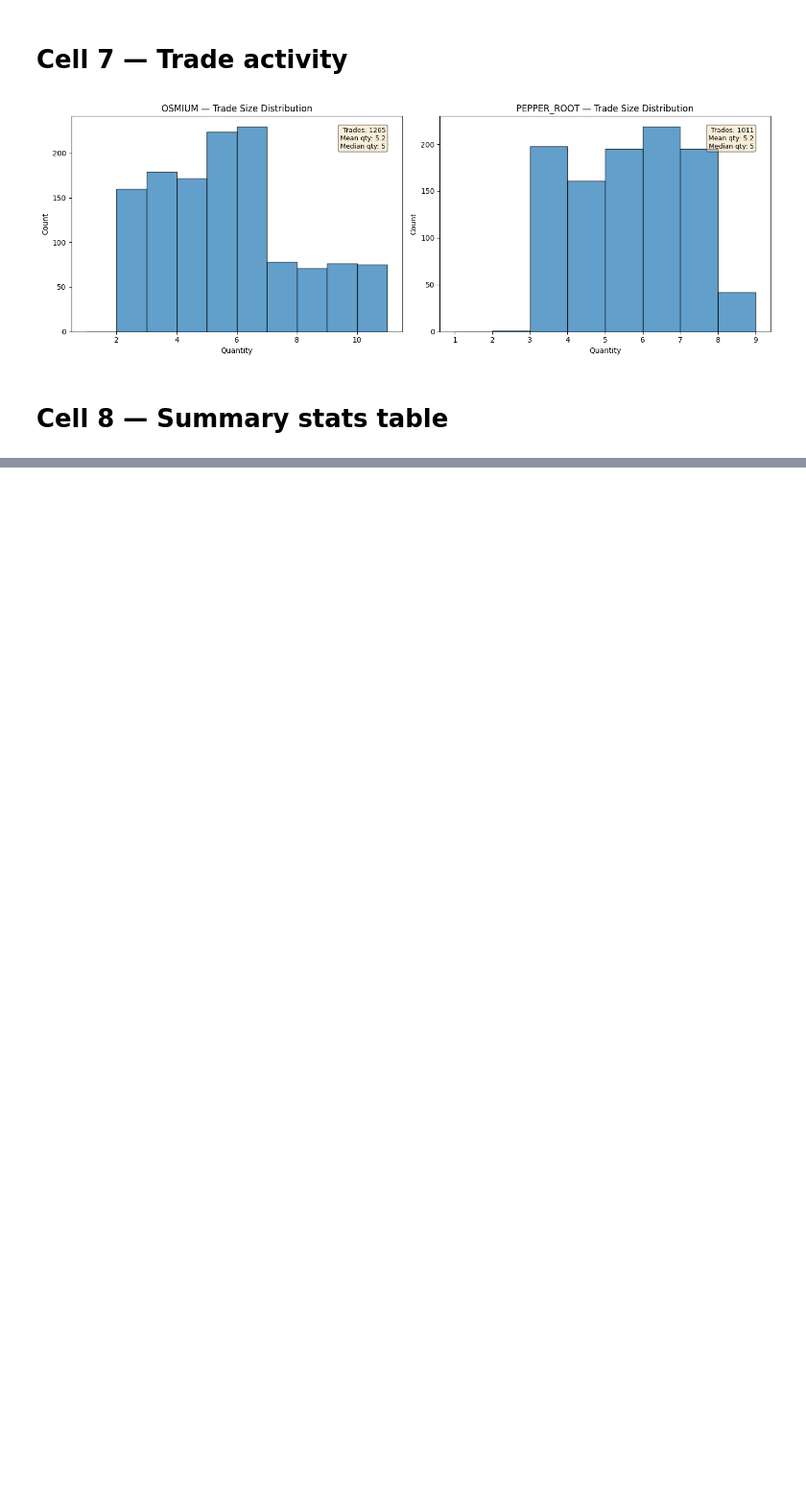
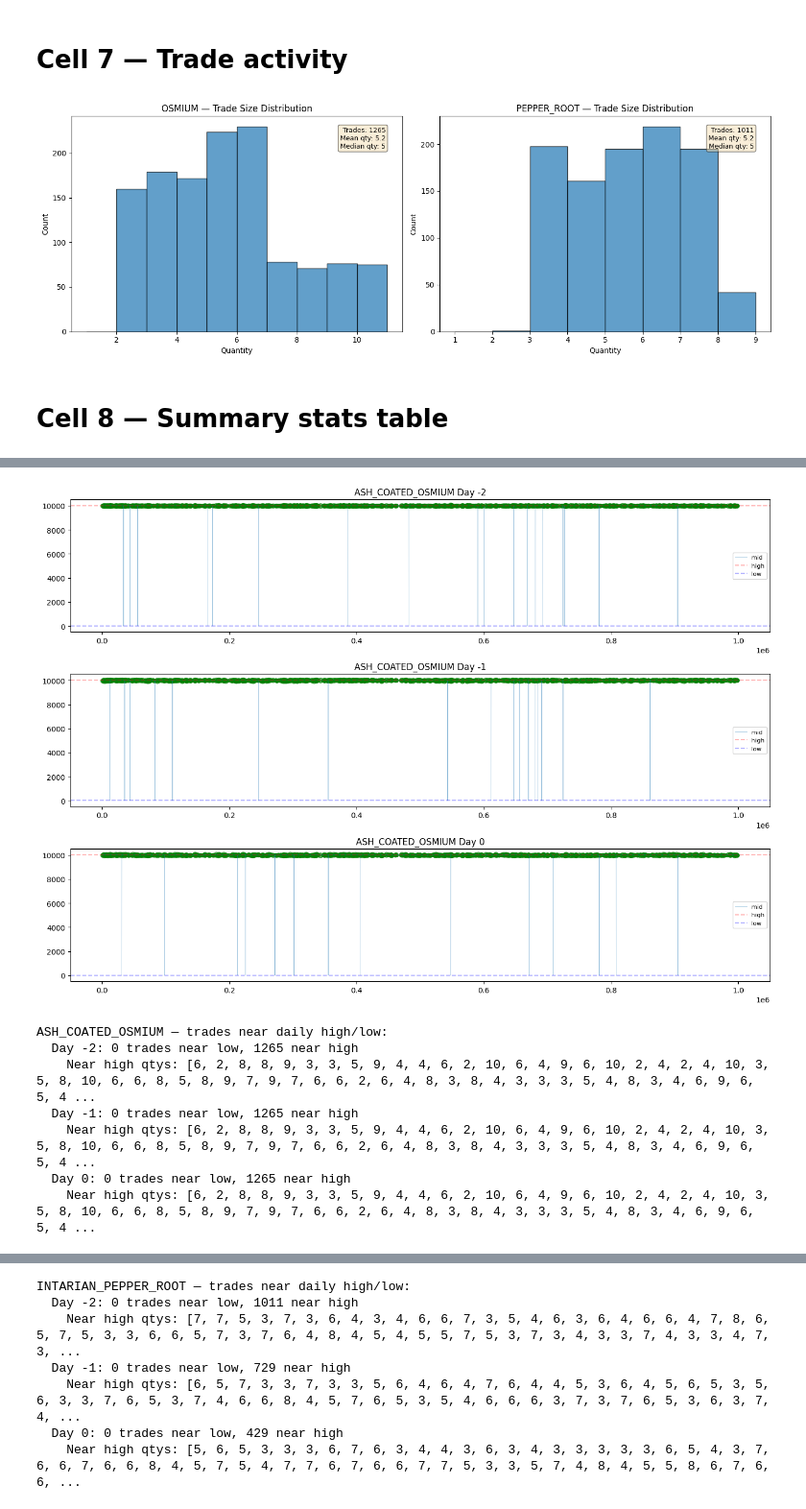
Before and after one commit to KurtisBauman/prosperity4, a Jupyter notebook: analysis/round_1.ipynb, the cells around one changed output, grey strips where cells are left out. Shown at 96% size. Saved outputs shown, nothing was run; the diff lists cells and outputs as text; code cells hidden in the pictures; blank space fills up the shorter version.

Commit message:
revised trader based on best team performance analysis, small file to parse simulation logs, small snippet to detect insiders in R1

```diff
--- a/analysis/round_1.ipynb
+++ b/analysis/round_1.ipynb
@@ -236,0 +270,62 @@ pd.DataFrame(summary)
+# %%
+# Anonymous trades — detect by behavior pattern instead
+# Look for: fixed quantity, trades near daily extremes
+
+for symbol in ["ASH_COATED_OSMIUM", "INTARIAN_PEPPER_ROOT"]:
+    sym_trades = trades[trades["symbol"] == symbol].copy()
+    sym_prices = prices[prices["product"] == symbol].copy()
+
+    fig, axes = plt.subplots(3, 1, figsize=(14, 10))
+
+    for i, (day, day_prices) in enumerate(sym_prices.groupby("day")):
+        day_trades = sym_trades[sym_trades["timestamp"].between(
+            day_prices["timestamp"].min(), day_prices["timestamp"].max()
+        )]
+
+        mid = day_prices.set_index("timestamp")["mid_price"]
+
+        # Plot mid price with trade markers
+        axes[i].plot(mid.index, mid.values, linewidth=0.5, alpha=0.5, label="mid")
+
+        # Overlay trades, sized by quantity, colored by buyer/seller
+        for _, t in day_trades.iterrows():
+            if t["timestamp"] in mid.index:
+                axes[i].scatter(t["timestamp"], t["price"],
+                               s=t["quantity"] * 5, alpha=0.6, color="green")
+
+        # Mark daily high/low
+        axes[i].axhline(mid.max(), color="red", linestyle="--", alpha=0.3, label="high")
+        axes[i].axhline(mid.min(), color="blue", linestyle="--", alpha=0.3, label="low")
+        axes[i].set_title(f"{symbol} Day {day}")
+        axes[i].legend(fontsize=8)
+
+    plt.tight_layout()
+    plt.show()
+
+    # Check: are there trades clustering near daily extremes?
+    print(f"\n{symbol} — trades near daily high/low:")
+    for day, day_prices in sym_prices.groupby("day"):
+        day_trades = sym_trades[sym_trades["timestamp"].between(
+            day_prices["timestamp"].min(), day_prices["timestamp"].max()
+        )]
+        mid = day_prices["mid_price"]
+        high, low = mid.max(), mid.min()
+        rng = high - low if high != low else 1
+
+        near_high = day_trades[day_trades["price"] >= high - 0.1 * rng]
+        near_low = day_trades[day_trades["price"] <= low + 0.1 * rng]
+
+        print(f"  Day {day}: {len(near_low)} trades near low, {len(near_high)} near high")
+        if len(near_low) > 0:
+            print(f"    Near low qtys: {near_low['quantity'].tolist()}")
+        if len(near_high) > 0:
+            print(f"    Near high qtys: {near_high['quantity'].tolist()}")
+# %% [output]
+[figure, added]
+ASH_COATED_OSMIUM — trades near daily high/low:
+  Day -2: 0 trades near low, 1265 near high
+    Near high qtys: [6, 2, 8, 8, 9, 3, 3, 5, 9, 4, 4, 6, 2, 10, 6, 4, 9, 6, 10, 2, 4, 2, 4, 10, 3, 5, 8, 10, 6, 6, 8, 5, 8, 9, 7, 9, 7, 6, 6, 2, 6, 4, 8, 3, 8, 4, 3, 3, 3, 5, 4, 8, 3, 4, 6, 9, 6, 5, 4 ...
+  Day -1: 0 trades near low, 1265 near high
+    Near high qtys: [6, 2, 8, 8, 9, 3, 3, 5, 9, 4, 4, 6, 2, 10, 6, 4, 9, 6, 10, 2, 4, 2, 4, 10, 3, 5, 8, 10, 6, 6, 8, 5, 8, 9, 7, 9, 7, 6, 6, 2, 6, 4, 8, 3, 8, 4, 3, 3, 3, 5, 4, 8, 3, 4, 6, 9, 6, 5, 4 ...
+  Day 0: 0 trades near low, 1265 near high
+    Near high qtys: [6, 2, 8, 8, 9, 3, 3, 5, 9, 4, 4, 6, 2, 10, 6, 4, 9, 6, 10, 2, 4, 2, 4, 10, 3, 5, 8, 10, 6, 6, 8, 5, 8, 9, 7, 9, 7, 6, 6, 2, 6, 4, 8, 3, 8, 4, 3, 3, 3, 5, 4, 8, 3, 4, 6, 9, 6, 5, 4 ...
@@ -236,0 +333,7 @@ pd.DataFrame(summary)
+INTARIAN_PEPPER_ROOT — trades near daily high/low:
+  Day -2: 0 trades near low, 1011 near high
+    Near high qtys: [7, 7, 5, 3, 7, 3, 6, 4, 3, 4, 6, 6, 7, 3, 5, 4, 6, 3, 6, 4, 6, 6, 4, 7, 8, 6, 5, 7, 5, 3, 3, 6, 6, 5, 7, 3, 7, 6, 4, 8, 4, 5, 4, 5, 5, 7, 5, 3, 7, 3, 4, 3, 3, 7, 4, 3, 3, 4, 7, 3, ...
+  Day -1: 0 trades near low, 729 near high
+    Near high qtys: [6, 5, 7, 3, 3, 7, 3, 3, 5, 6, 4, 6, 4, 7, 6, 4, 4, 5, 3, 6, 4, 5, 6, 5, 3, 5, 6, 3, 3, 7, 6, 5, 3, 7, 4, 6, 6, 8, 4, 5, 7, 6, 5, 3, 5, 4, 6, 6, 6, 3, 7, 3, 7, 6, 5, 3, 6, 3, 7, 4, ...
+  Day 0: 0 trades near low, 429 near high
+    Near high qtys: [5, 6, 5, 3, 3, 3, 6, 7, 6, 3, 4, 4, 3, 6, 3, 4, 3, 3, 3, 3, 3, 6, 5, 4, 3, 7, 6, 6, 7, 6, 6, 8, 4, 5, 7, 5, 4, 7, 7, 6, 7, 6, 6, 7, 7, 5, 3, 3, 5, 7, 4, 8, 4, 5, 5, 8, 6, 7, 6, 6, ...
```
Also changed, not shown: parts of 9 cells of this notebook, 8 other files.
